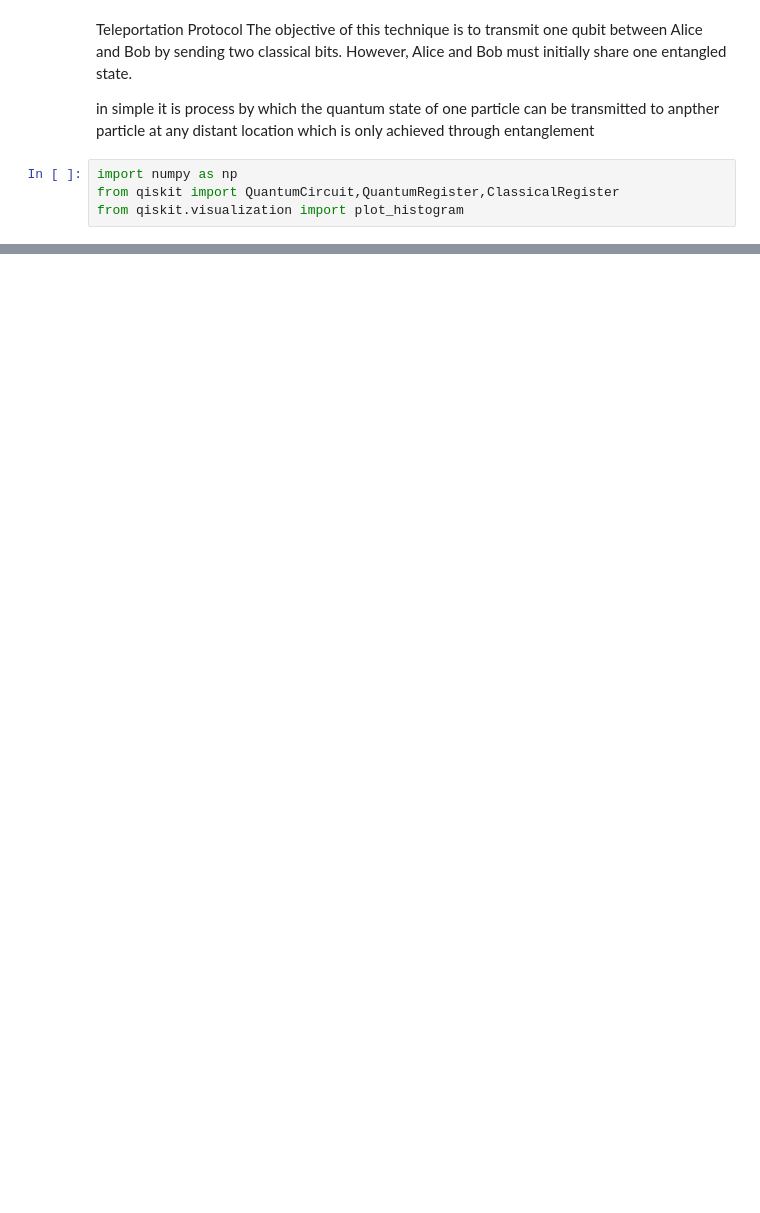
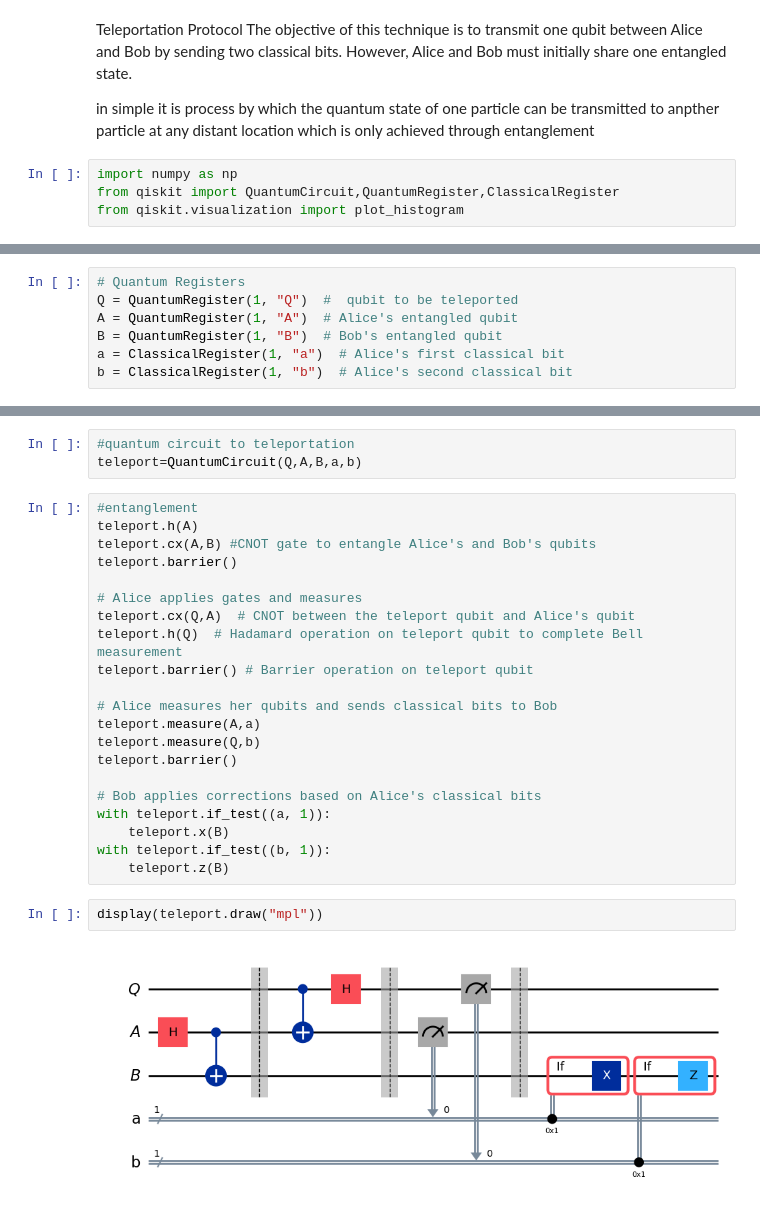
Before and after one commit to joshIsac/quantumcomputing, a Jupyter notebook: 2348523_Teleportation_protocol_lab5.ipynb, the cells around one changed output, grey strips where cells are left out. Cells and saved outputs as stored; diff of their text form; blank space fills up the shorter version.

```diff
--- a/2348523_Teleportation_protocol_lab5.ipynb
+++ b/2348523_Teleportation_protocol_lab5.ipynb
@@ -156,0 +12,7 @@ Teleported State Vector on Qubit C: [0.        +0.00000000e+00j 0.70710678-8.659
+# %%
+# Quantum Registers
+Q = QuantumRegister(1, "Q")  #  qubit to be teleported
+A = QuantumRegister(1, "A")  # Alice's entangled qubit
+B = QuantumRegister(1, "B")  # Bob's entangled qubit
+a = ClassicalRegister(1, "a")  # Alice's first classical bit
+b = ClassicalRegister(1, "b")  # Alice's second classical bit
@@ -156,0 +28,28 @@ Teleported State Vector on Qubit C: [0.        +0.00000000e+00j 0.70710678-8.659
+# %%
+#quantum circuit to teleportation
+teleport=QuantumCircuit(Q,A,B,a,b)
+# %%
+#entanglement
+teleport.h(A)
+teleport.cx(A,B) #CNOT gate to entangle Alice's and Bob's qubits
+teleport.barrier()
+
+# Alice applies gates and measures
+teleport.cx(Q,A)  # CNOT between the teleport qubit and Alice's qubit
+teleport.h(Q)  # Hadamard operation on teleport qubit to complete Bell measurement
+teleport.barrier() # Barrier operation on teleport qubit
+
+# Alice measures her qubits and sends classical bits to Bob
+teleport.measure(A,a)
+teleport.measure(Q,b)
+teleport.barrier()
+
+# Bob applies corrections based on Alice's classical bits
+with teleport.if_test((a, 1)):
+    teleport.x(B)
+with teleport.if_test((b, 1)):
+    teleport.z(B)
+# %%
+display(teleport.draw("mpl"))
+# %% [output]
+[figure, added]
```
Also changed, not shown: parts of 12 cells of this notebook.
